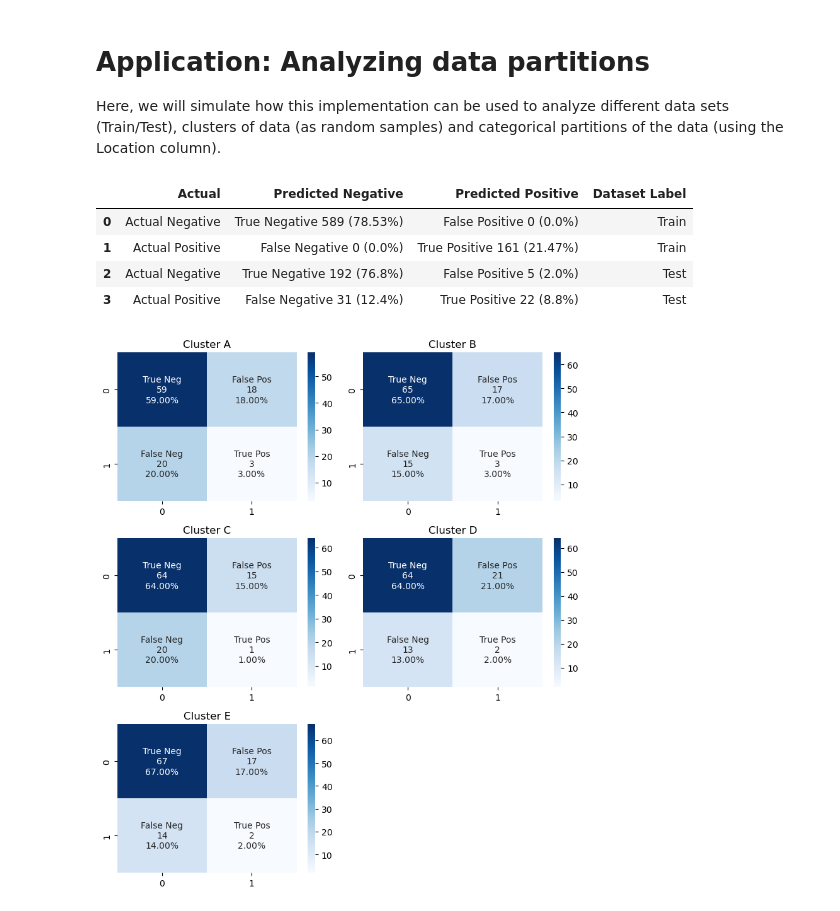
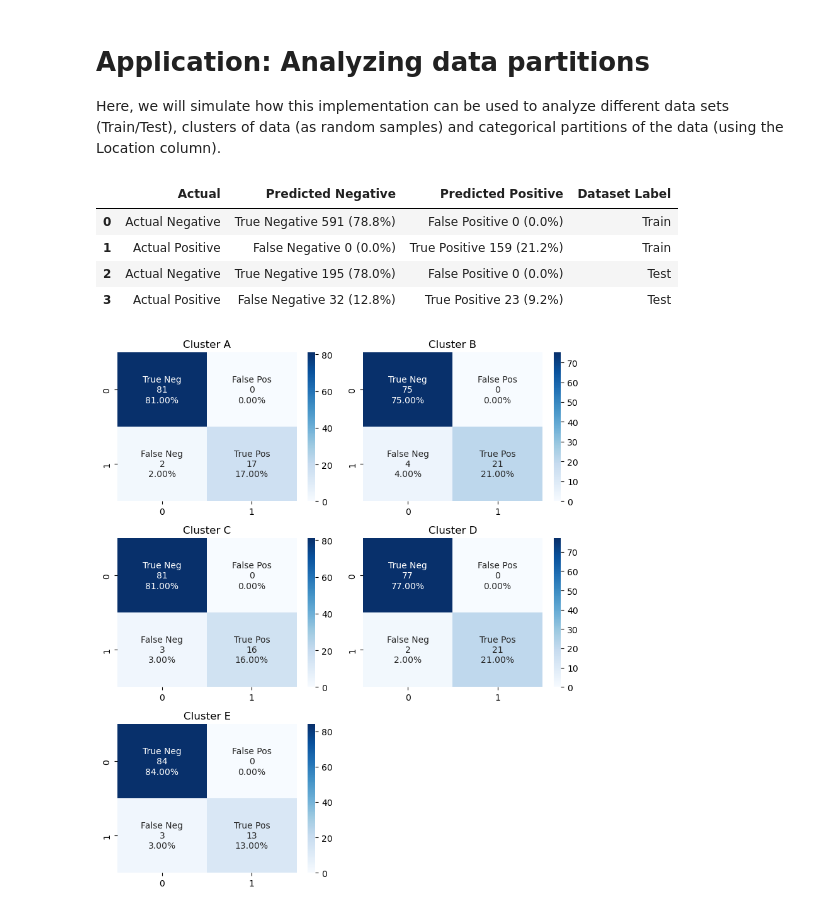
Before and after one commit to dougsgrott/data-science-studies, a Jupyter notebook: 4_modeling/evaluation/confusion_matrix.ipynb, the cells around one changed output. Saved outputs shown, nothing was run; the diff lists cells and outputs as text; code cells hidden in the pictures.

```diff
--- a/4_modeling/evaluation/confusion_matrix.ipynb
+++ b/4_modeling/evaluation/confusion_matrix.ipynb
@@ -417,30 +425,42 @@ Here, we will simulate how this implementation can be used to analyze different
 # %%
 
 dataset_dict = {
-    "Train": {"x": X_train_df, "y": y_train_df},
-    "Test": {"x": X_test_df, "y": y_test_df},
+    "Train":
+    {
+        "x": df_train[feature_names],
+        "y": df_train[target_name],
+        "y_pred": lr.predict(df_train[feature_names]),
+        "y_prob": lr.predict_proba(df_train[feature_names]),
+    },
+    "Test":
+    {
+        "x": df_test[feature_names],
+        "y": df_test[target_name],
+        "y_pred": lr.predict(df_test[feature_names]),
+        "y_prob": lr.predict_proba(df_test[feature_names]),
+    },
 }
 
-create_confusion_matrix(lr, dataset_dict, fmt_table=True)
+create_confusion_matrix(dataset_dict, fmt_table=True)
 # %% [output]
 |  | Actual | Predicted Negative | Predicted Positive | Dataset Label |
-| 0 | Actual Negative | True Negative 589 (78.53%) | False Positive 0 (0.0%) | Train |
-| 1 | Actual Positive | False Negative 0 (0.0%) | True Positive 161 (21.47%) | Train |
-| 2 | Actual Negative | True Negative 192 (76.8%) | False Positive 5 (2.0%) | Test |
-| 3 | Actual Positive | False Negative 31 (12.4%) | True Positive 22 (8.8%) | Test |
+| 0 | Actual Negative | True Negative 591 (78.8%) | False Positive 0 (0.0%) | Train |
+| 1 | Actual Positive | False Negative 0 (0.0%) | True Positive 159 (21.2%) | Train |
+| 2 | Actual Negative | True Negative 195 (78.0%) | False Positive 0 (0.0%) | Test |
+| 3 | Actual Positive | False Negative 32 (12.8%) | True Positive 23 (9.2%) | Test |
 # %%
 
 dataset_dict = {
-    "Cluster A": {"x": df[feature_names].sample(100), "y": df[target_name].sample(100)},
-    "Cluster B": {"x": df[feature_names].sample(100), "y": df[target_name].sample(100)},
-    "Cluster C": {"x": df[feature_names].sample(100), "y": df[target_name].sample(100)},
-    "Cluster D": {"x": df[feature_names].sample(100), "y": df[target_name].sample(100)},
-    "Cluster E": {"x": df[feature_names].sample(100), "y": df[target_name].sample(100)},
+    "Cluster A": {"y": df[target_name].sample(100, random_state=42), "y_pred": lr.predict(df[feature_names].sample(100, random_state=42))},
+    "Cluster B": {"y": df[target_name].sample(100, random_state=43), "y_pred": lr.predict(df[feature_names].sample(100, random_state=43))},
+    "Cluster C": {"y": df[target_name].sample(100, random_state=44), "y_pred": lr.predict(df[feature_names].sample(100, random_state=44))},
+    "Cluster D": {"y": df[target_name].sample(100, random_state=45), "y_pred": lr.predict(df[feature_names].sample(100, random_state=45))},
+    "Cluster E": {"y": df[target_name].sample(100, random_state=46), "y_pred": lr.predict(df[feature_names].sample(100, random_state=46))},
 }
 
-plot_confusion_matrix(lr, dataset_dict, max_cols=2)
+create_confusion_matrix(dataset_dict, output_type='image', max_cols=2)
 # %% [output]
-[figure, old version]
+[figure, new version]
 # %%
 
 dataset_dict = {
```
Also changed, not shown: parts of 6 cells of this notebook.
